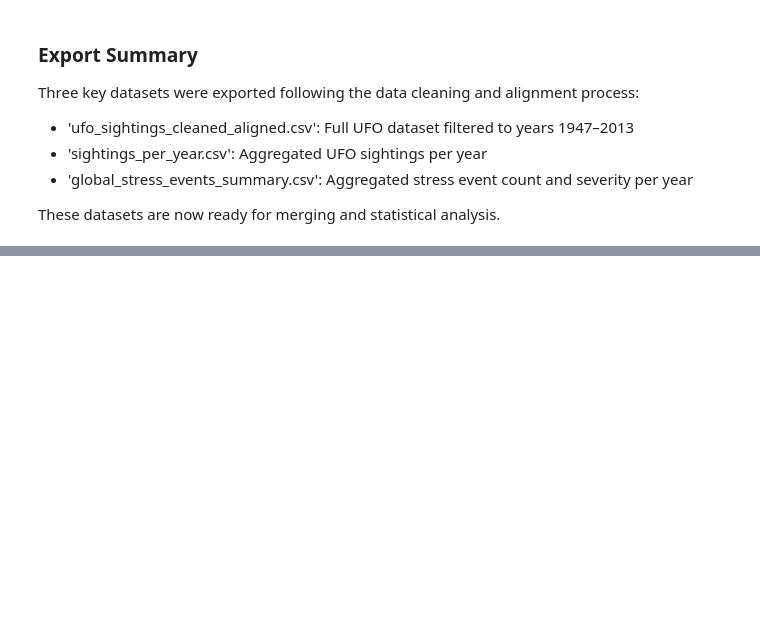
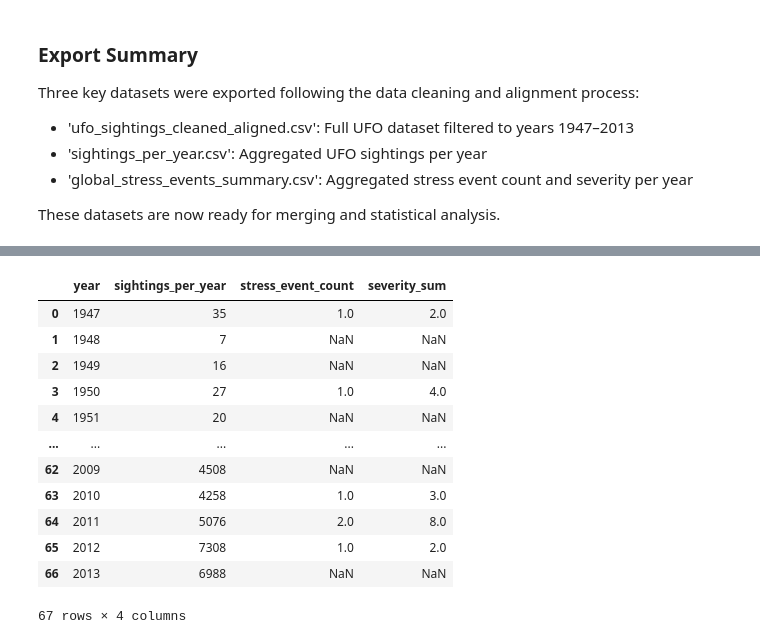
Before and after one commit to Richard-wv/stress_sighting_hypothesis, a Jupyter notebook: jupyter_notebooks/1_data_cleaning.ipynb, the cells around one changed output, grey strips where cells are left out. Saved outputs shown, nothing was run; the diff lists cells and outputs as text; code cells hidden in the pictures; blank space fills up the shorter version.

Commit message:
Merge global_stress_events and sightings_per_year

```diff
--- a/jupyter_notebooks/1_data_cleaning.ipynb
+++ b/jupyter_notebooks/1_data_cleaning.ipynb
@@ -777,0 +783,24 @@ These datasets are now ready for merging and statistical analysis.
+# %%
+# Merge the UFO sightings per year with the stress summary DataFrame
+merged_ufo_df = pd.merge(
+    sightings_per_year,
+    stress_summary,
+    on='year',
+    how='left'  # Keep all years where sightings occurred
+)
+# %%
+merged_ufo_df # check the merged DataFrame
+# %% [output]
+|  | year | sightings_per_year | stress_event_count | severity_sum |
+| 0 | 1947 | 35 | 1.0 | 2.0 |
+| 1 | 1948 | 7 | NaN | NaN |
+| 2 | 1949 | 16 | NaN | NaN |
+| 3 | 1950 | 27 | 1.0 | 4.0 |
+| 4 | 1951 | 20 | NaN | NaN |
+| ... | ... | ... | ... | ... |
+| 62 | 2009 | 4508 | NaN | NaN |
+| 63 | 2010 | 4258 | 1.0 | 3.0 |
+| 64 | 2011 | 5076 | 2.0 | 8.0 |
+| 65 | 2012 | 7308 | 1.0 | 2.0 |
+| 66 | 2013 | 6988 | NaN | NaN |
+67 rows × 4 columns
```
Also changed, not shown: parts of 1 cell of this notebook.
